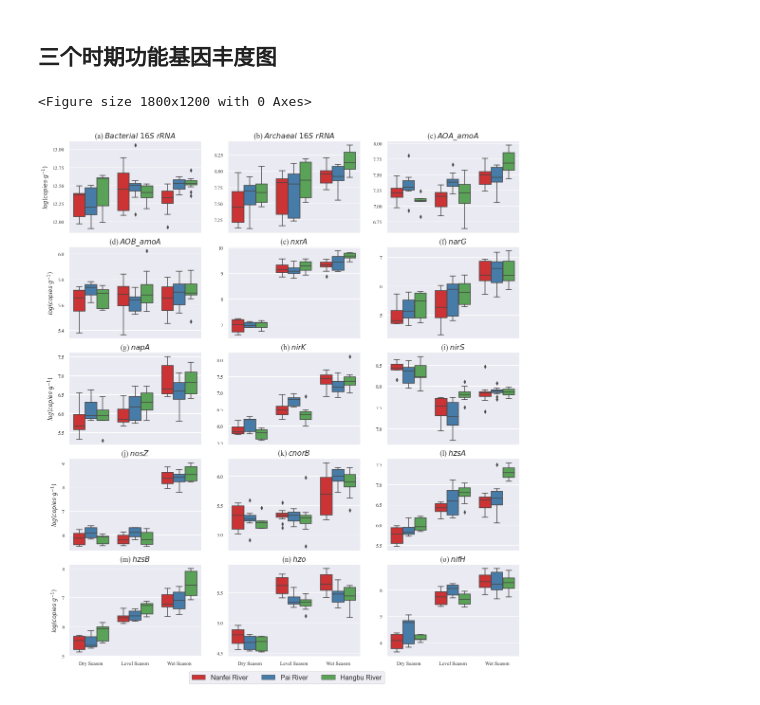
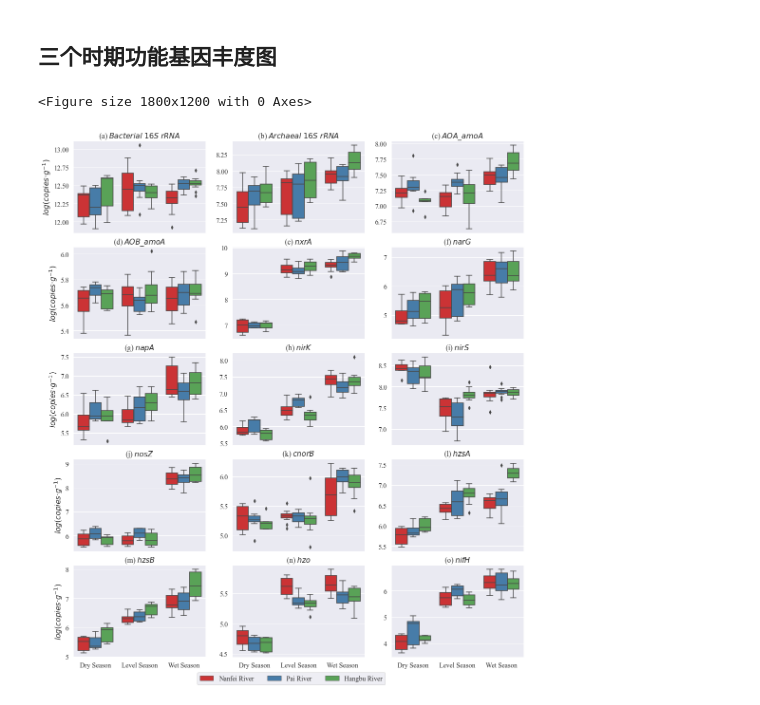
Before and after one commit to Man-Yacan/Thesis-For-Master, a Jupyter notebook: 功能基因丰度图.ipynb, the cells around one changed output. Drawn from its saved outputs; the diff is of its cells as text; code cells hidden in the pictures.

```diff
--- a/功能基因丰度图.ipynb
+++ b/功能基因丰度图.ipynb
@@ -25,7 +25,8 @@ level_df = df.loc[[i for i in df.index if i.startswith('L')]]
 wet_df = df.loc[[i for i in df.index if i.startswith('W')]]
 # %%
 # 绘制单个时期功能基因丰度图
-sns.set_theme(font_scale=1.5)
+# seaborn绘图设置
+sns.set_theme(style="darkgrid", font='Times New Roman', font_scale=1.5)
 plt.figure(dpi=DPI)
 fig, ax_arr = plt.subplots(
     ROW_NUM, COL_NUM, sharex='col', figsize=(17, 20))  # sharex、y设置子图共享x、y轴坐标
@@ -36,7 +37,7 @@ for index, gene in enumerate(gene_list):
     cur_plot_item = sns.boxplot(
         x="River",
         y="Abundance",
-        data=wet_df[wet_df['Gene'] == gene],
+        data=dry_df[dry_df['Gene'] == gene],
         palette="Set1",  # 颜色版
         # notch=True,  # 加入缺口
         width=0.3,
@@ -56,7 +57,7 @@ for index, gene in enumerate(gene_list):
         cur_plot_item.set_ylabel('$log(copies·g^{-1})$')
 
 # 保存图片
-fig.savefig(EXPORT_PATH + '功能基因丰度图-丰水期.' +
-            FILE_TYPE, dpi=DPI, bbox_inches='tight')
+fig.savefig(EXPORT_PATH + '功能基因丰度图-枯水期' +
+            IMG_TYPE, dpi=DPI, bbox_inches='tight')
 # %% [output]
 <Figure size 1800x1200 with 0 Axes>
@@ -68,7 +69,7 @@ plt.figure(dpi=DPI)
 fig, ax_arr = plt.subplots(
     ROW_NUM, COL_NUM, sharex='col', figsize=(17, 20))  # sharex、y设置子图共享x、y轴坐标
 fig.subplots_adjust(hspace=0.15, wspace=0.2)  # 设置子图的横纵间距
-sns.set_theme(font_scale=1.3)
+sns.set_theme(style="darkgrid", font='Times New Roman', font_scale=1.3)
 for index, gene in enumerate(gene_list):
     row_num = index // 3
     col_num = index - row_num * 3
@@ -77,33 +78,33 @@ for index, gene in enumerate(gene_list):
         y="Abundance",
         hue="River",
         data=df[df['Gene'] == gene],
         palette="Set1",  # 颜色版
         # notch=True,  # 加入缺口
         ax=ax_arr[row_num][col_num]
     )
     # plt.yscale('log')
     # 删除子图的图例
     cur_plot_item.get_legend().remove()
     # 子图名称
     gene = gene.replace(' ', '\\ ').replace('_', '\\_')  # 对基因名称中的空格和下划线进行转义处理
     cur_plot_item.set_title(f'({CHAR[index]}) ' + '$' + gene + '$')
     # 子图x轴名称(只保留最后一行)
     cur_plot_item.set_xlabel(None)
     # 子图x轴名称(除去每行第2~最后的子图的y轴名称)
     if (index + 1) % COL_NUM != 1:
         cur_plot_item.set_ylabel(None)
     else:
         cur_plot_item.set_ylabel('$log(copies·g^{-1})$')
 
 # plt.xticks(rotation=45)
 # 主图图例
 # 三个子图的图例相同，获取最后一个子图的图例
 lines, labels = fig.axes[-1].get_legend_handles_labels()
 fig.legend(lines, labels, ncol=3, loc='lower center',
            bbox_to_anchor=(0.5, 0.08))
 # 保存图片
-fig.savefig(EXPORT_PATH + '功能基因丰度图.' +
-            FILE_TYPE, dpi=DPI, bbox_inches='tight')
+fig.savefig(EXPORT_PATH + '功能基因丰度图' +
+            IMG_TYPE, dpi=DPI, bbox_inches='tight')
 # %% [output]
 <Figure size 1800x1200 with 0 Axes>
-[figure, old version]
+[figure, new version]
```
Also changed, not shown: parts of 1 cell of this notebook, 16 other files.
